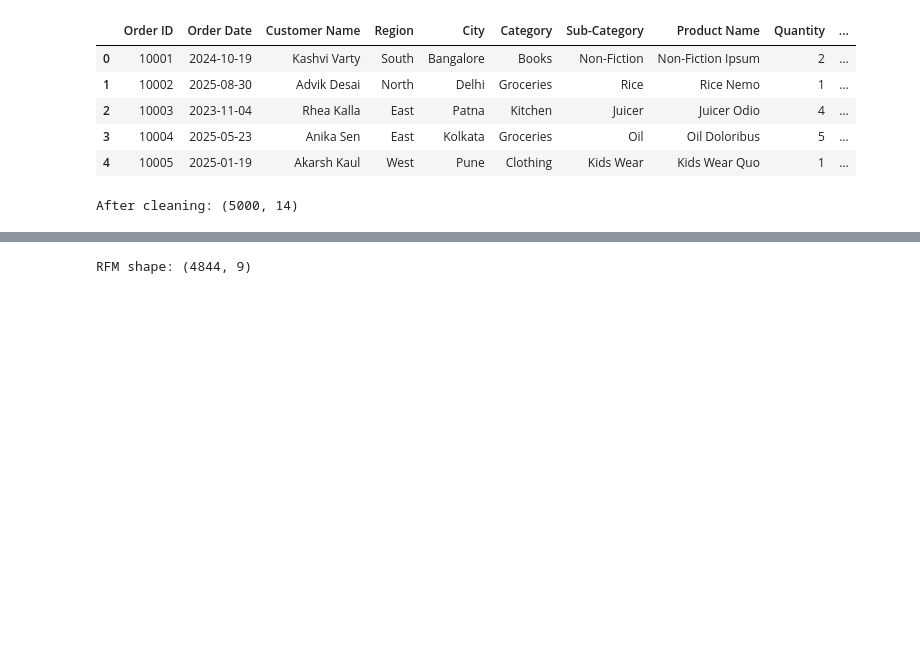
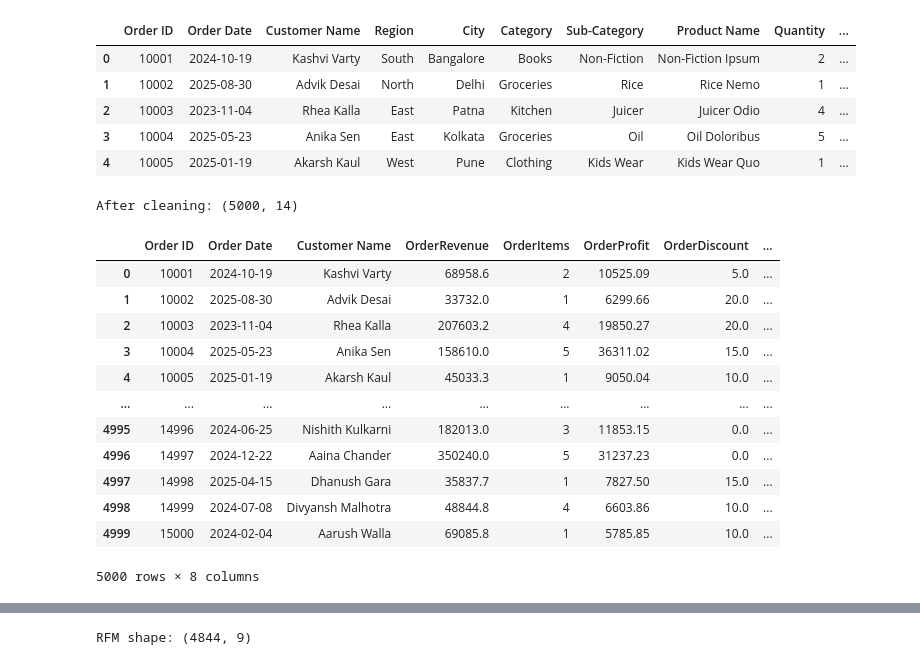
Before and after one commit to marksindustries/ai_ml_projects, a Jupyter notebook: project_2/notebooks/clustering.ipynb, the cells around one changed output, grey strips where cells are left out. Cells and saved outputs as stored; diff of their text form; code cells hidden in the pictures; blank space fills up the shorter version.

```diff
--- a/project_2/notebooks/clustering.ipynb
+++ b/project_2/notebooks/clustering.ipynb
@@ -70,3 +70,19 @@ order_agg = df.groupby(['Order ID','Order Date','Customer Name']).agg(
     OrderDiscount=('Discount','mean'),
     NumDistinctProducts=('Product Name','nunique'),
 ).reset_index()
+# %%
+order_agg
+# %% [output]
+|  | Order ID | Order Date | Customer Name | OrderRevenue | OrderItems | OrderProfit | OrderDiscount | ... |
+| 0 | 10001 | 2024-10-19 | Kashvi Varty | 68958.6 | 2 | 10525.09 | 5.0 | ... |
+| 1 | 10002 | 2025-08-30 | Advik Desai | 33732.0 | 1 | 6299.66 | 20.0 | ... |
+| 2 | 10003 | 2023-11-04 | Rhea Kalla | 207603.2 | 4 | 19850.27 | 20.0 | ... |
+| 3 | 10004 | 2025-05-23 | Anika Sen | 158610.0 | 5 | 36311.02 | 15.0 | ... |
+| 4 | 10005 | 2025-01-19 | Akarsh Kaul | 45033.3 | 1 | 9050.04 | 10.0 | ... |
+| ... | ... | ... | ... | ... | ... | ... | ... | ... |
+| 4995 | 14996 | 2024-06-25 | Nishith Kulkarni | 182013.0 | 3 | 11853.15 | 0.0 | ... |
+| 4996 | 14997 | 2024-12-22 | Aaina Chander | 350240.0 | 5 | 31237.23 | 0.0 | ... |
+| 4997 | 14998 | 2025-04-15 | Dhanush Gara | 35837.7 | 1 | 7827.50 | 15.0 | ... |
+| 4998 | 14999 | 2024-07-08 | Divyansh Malhotra | 48844.8 | 4 | 6603.86 | 10.0 | ... |
+| 4999 | 15000 | 2024-02-04 | Aarush Walla | 69085.8 | 1 | 5785.85 | 10.0 | ... |
+5000 rows × 8 columns
```
Also changed, not shown: parts of 9 cells of this notebook, 3 other files.
